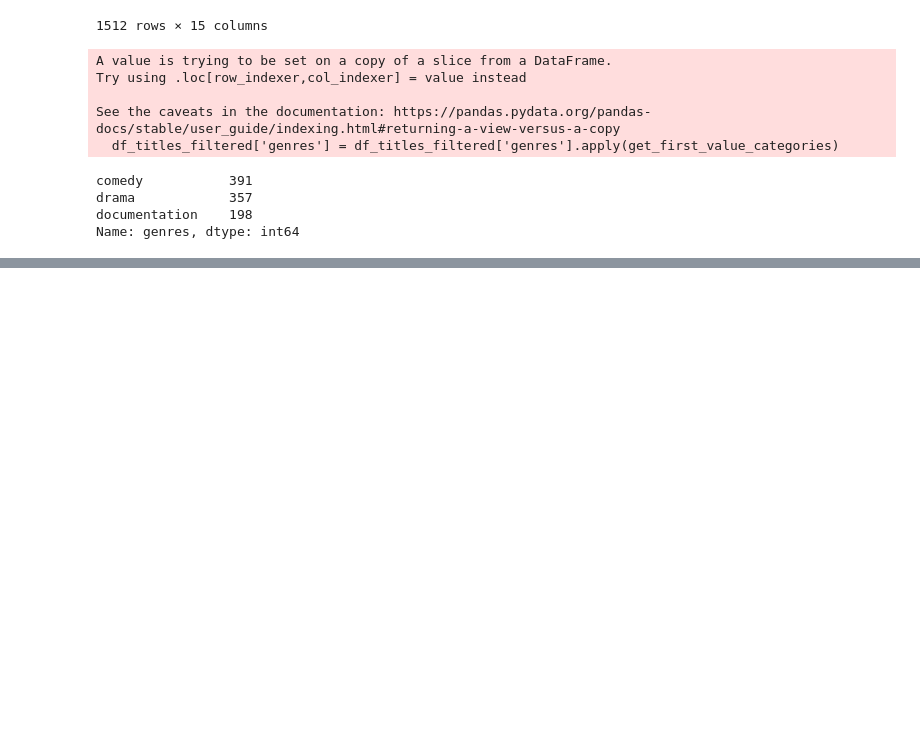
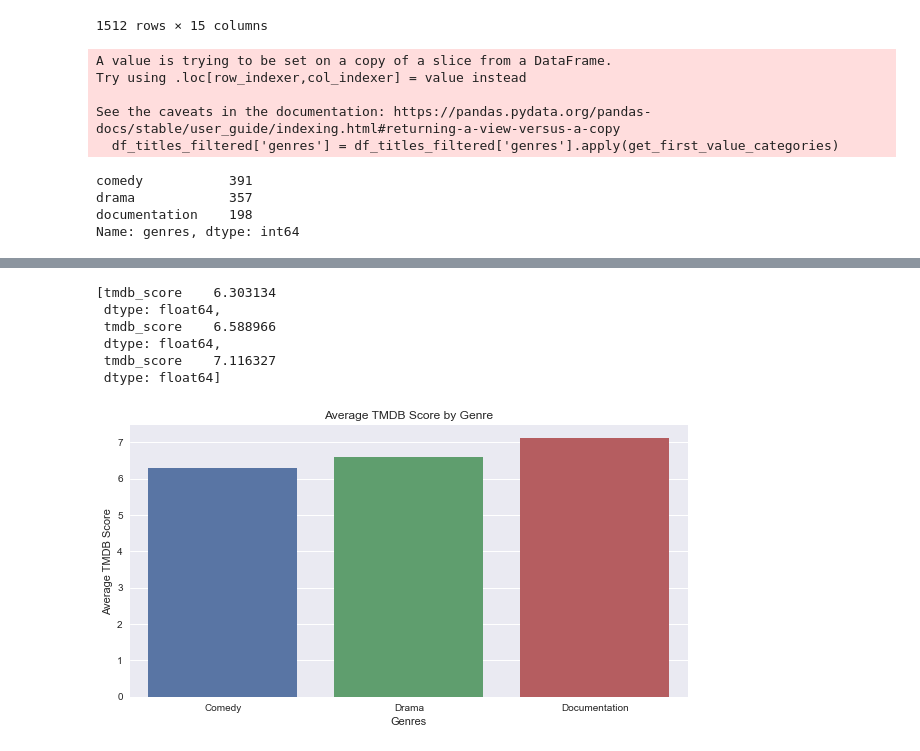
Before and after one commit to 1dhavalpatel/PythonForDS, a Jupyter notebook: Visualization/Netflix_Titles_Analysis.ipynb, the cells around one changed output, grey strips where cells are left out. Cells and saved outputs as stored; diff of their text form; code cells hidden in the pictures; blank space fills up the shorter version.

```diff
--- a/Visualization/Netflix_Titles_Analysis.ipynb
+++ b/Visualization/Netflix_Titles_Analysis.ipynb
@@ -518,0 +520,3 @@ plt.show()
+# %%
+df_titles_filtered = df_titles_filtered[['id','genres','tmdb_score']]
+df_titles_filtered
@@ -518,0 +537,23 @@ plt.show()
+# %%
+mean_values = [df_titles_filtered[df_titles_filtered.genres == 'comedy'].mean(),
+               df_titles_filtered[df_titles_filtered.genres == 'drama'].mean(),
+               df_titles_filtered[df_titles_filtered.genres == 'documentation'].mean()]
+mean_values
+# %% [output]
+[tmdb_score    6.303134
+ dtype: float64,
+ tmdb_score    6.588966
+ dtype: float64,
+ tmdb_score    7.116327
+ dtype: float64]
+# %%
+score_plot = sns.barplot(data=mean_values)
+
+score_plot.set_xlabel('Genres')
+score_plot.set_xticklabels(['Comedy', 'Drama', 'Documentation'])
+score_plot.set_ylabel('Average TMDB Score')
+score_plot.set_title('Average TMDB Score by Genre')
+
+plt.show()
+# %% [output]
+[figure, added]
```
Also changed, not shown: parts of 9 cells of this notebook.
